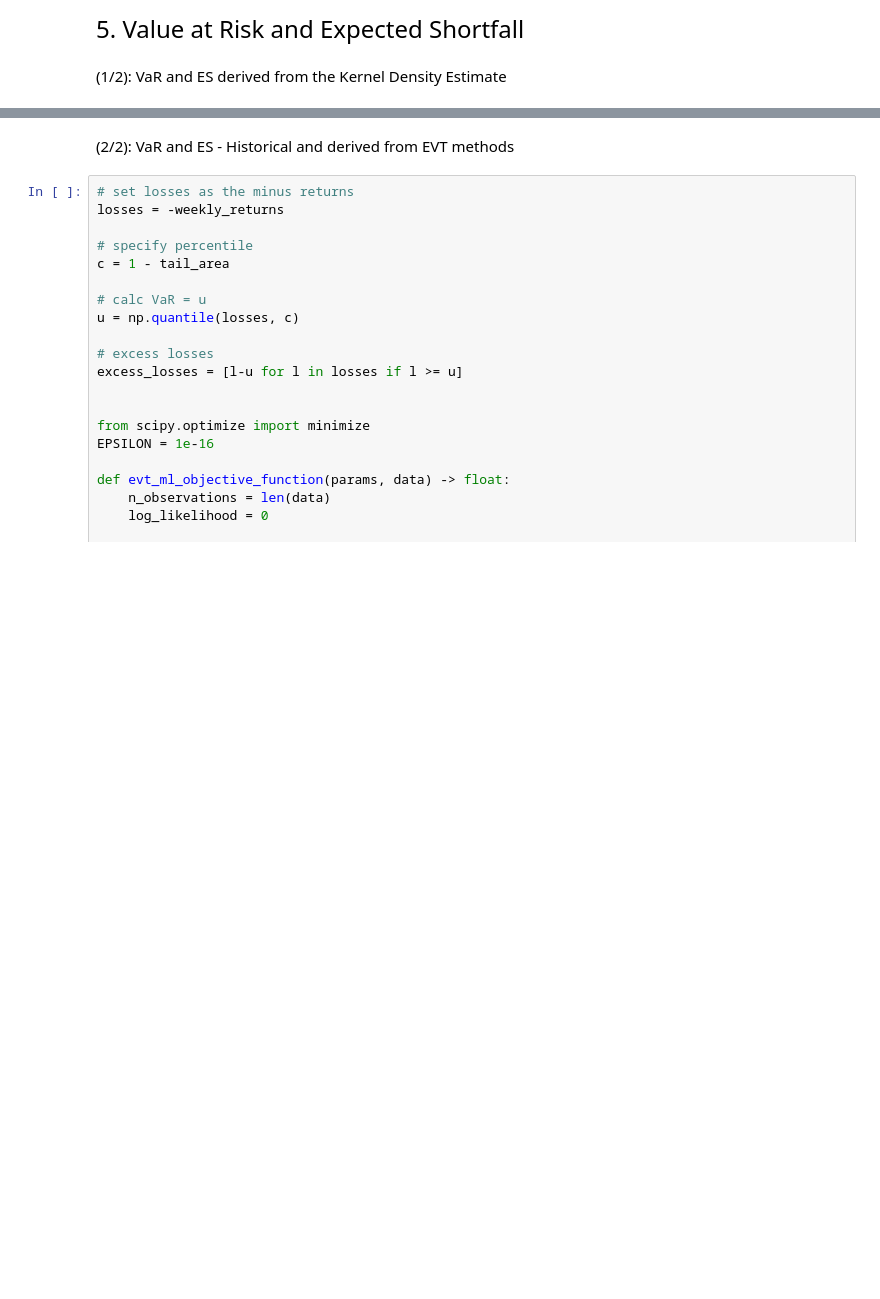
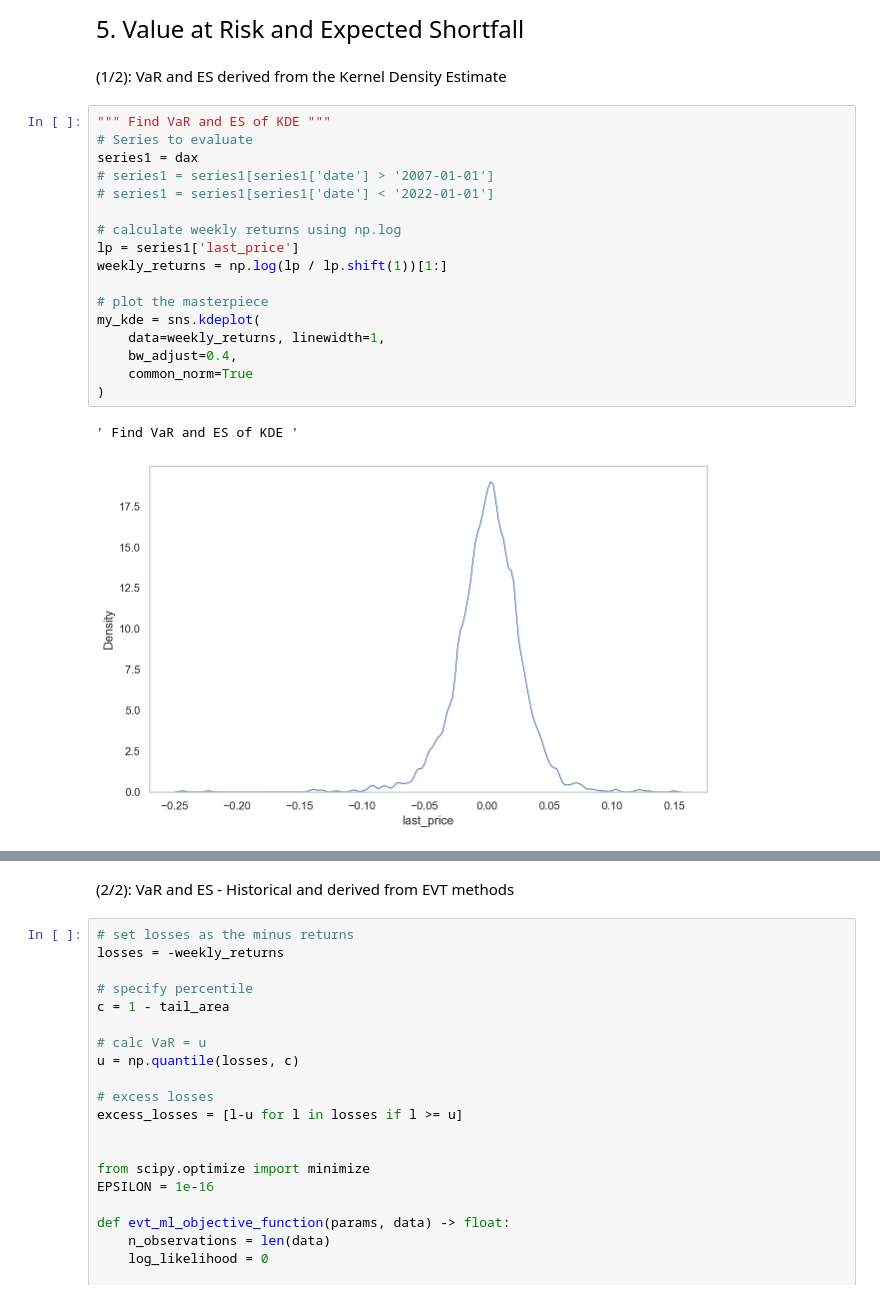
Before and after one commit to TimmieBengtsson/bachelors_project, a Jupyter notebook: bsc_script.ipynb, the cells around one changed output, grey strips where cells are left out. Drawn from its saved outputs; the diff is of its cells as text; blank space fills up the shorter version.

```diff
--- a/bsc_script.ipynb
+++ b/bsc_script.ipynb
@@ -510,4 +483,24 @@ The PostScript backend does not support transparency; partially transparent arti
 <font size="5">5. Value at Risk and Expected Shortfall</font>
 # %% [markdown]
 (1/2): VaR and ES derived from the Kernel Density Estimate
+# %%
+""" Find VaR and ES of KDE """
+# Series to evaluate
+series1 = dax
+# series1 = series1[series1['date'] > '2007-01-01']
+# series1 = series1[series1['date'] < '2022-01-01']
+
+# calculate weekly returns using np.log
+lp = series1['last_price']
+weekly_returns = np.log(lp / lp.shift(1))[1:]
+
+# plot the masterpiece
+my_kde = sns.kdeplot(
+    data=weekly_returns, linewidth=1,
+    bw_adjust=0.4,
+    common_norm=True
+)
+# %% [output]
+' Find VaR and ES of KDE '
+[figure, added]
 # %%
```
Also changed, not shown: parts of 15 cells of this notebook.
